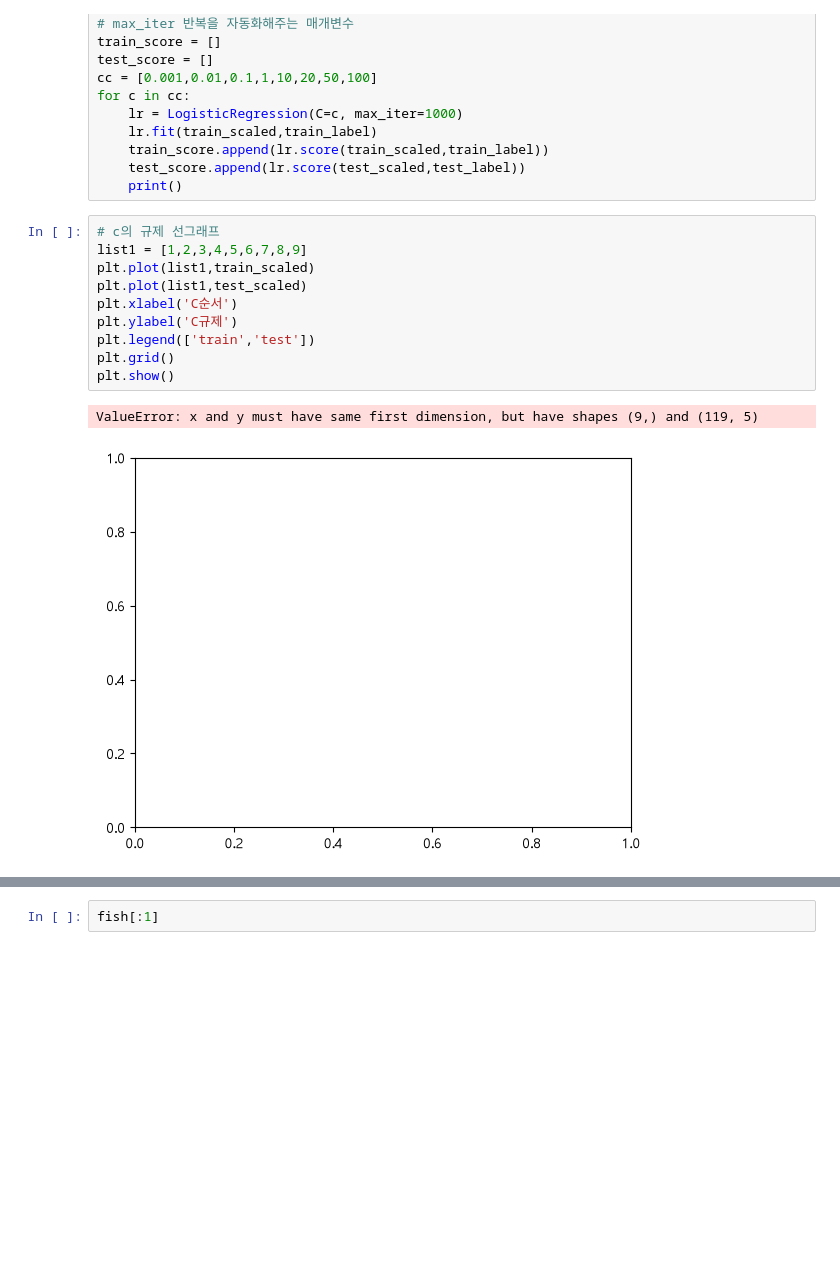
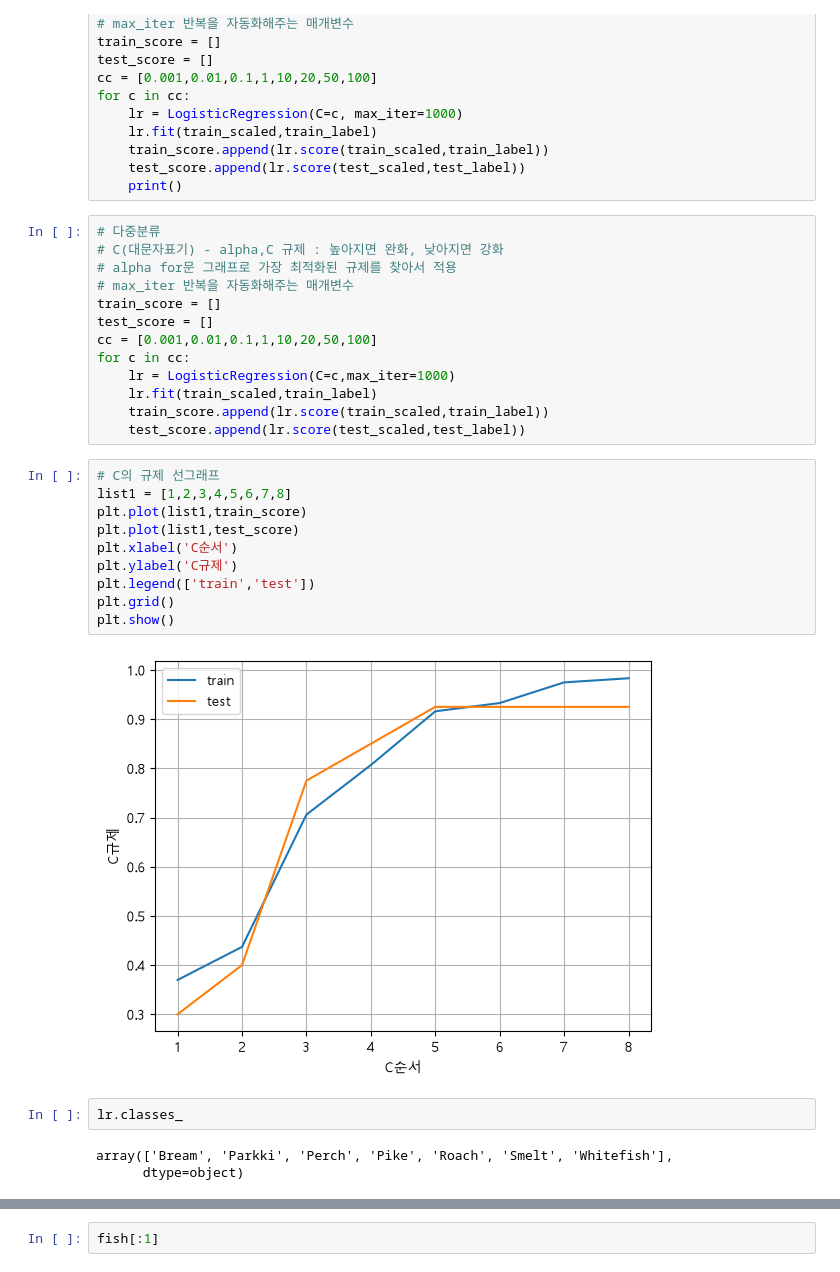
Before and after one commit to naegil73-png/aix_learn_1106, a Jupyter notebook: p1112/p1112_06.ipynb, the cells around one changed output, grey strips where cells are left out. Saved outputs shown, nothing was run; the diff lists cells and outputs as text; blank space fills up the shorter version.

```diff
--- a/p1112/p1112_06.ipynb
+++ b/p1112/p1112_06.ipynb
@@ -56,19 +56,36 @@ for c in cc:
     train_score.append(lr.score(train_scaled,train_label))
     test_score.append(lr.score(test_scaled,test_label))
     print()
+# %%
+# 다중분류
+# C(대문자표기) - alpha,C 규제 : 높아지면 완화, 낮아지면 강화
+# alpha for문 그래프로 가장 최적화된 규제를 찾아서 적용
+# max_iter 반복을 자동화해주는 매개변수
+train_score = []
+test_score = []
+cc = [0.001,0.01,0.1,1,10,20,50,100]
+for c in cc:
+    lr = LogisticRegression(C=c,max_iter=1000)
+    lr.fit(train_scaled,train_label)
+    train_score.append(lr.score(train_scaled,train_label))
+    test_score.append(lr.score(test_scaled,test_label))
 # %%
-# c의 규제 선그래프
-list1 = [1,2,3,4,5,6,7,8,9]
-plt.plot(list1,train_scaled)
-plt.plot(list1,test_scaled)
+# C의 규제 선그래프
+list1 = [1,2,3,4,5,6,7,8]
+plt.plot(list1,train_score)
+plt.plot(list1,test_score)
 plt.xlabel('C순서')
 plt.ylabel('C규제')
 plt.legend(['train','test'])
 plt.grid()
 plt.show()
 # %% [output]
-ValueError: x and y must have same first dimension, but have shapes (9,) and (119, 5)
-[figure, old version]
+[figure, new version]
+# %%
+lr.classes_
+# %% [output]
+array(['Bream', 'Parkki', 'Perch', 'Pike', 'Roach', 'Smelt', 'Whitefish'],
+      dtype=object)
 # %%
 lr.predict_proba(test_scaled[:5])
 decisions = lr.decision_function(test_scaled[:5])
```
Also changed, not shown: parts of 12 cells of this notebook, 3 other files.
